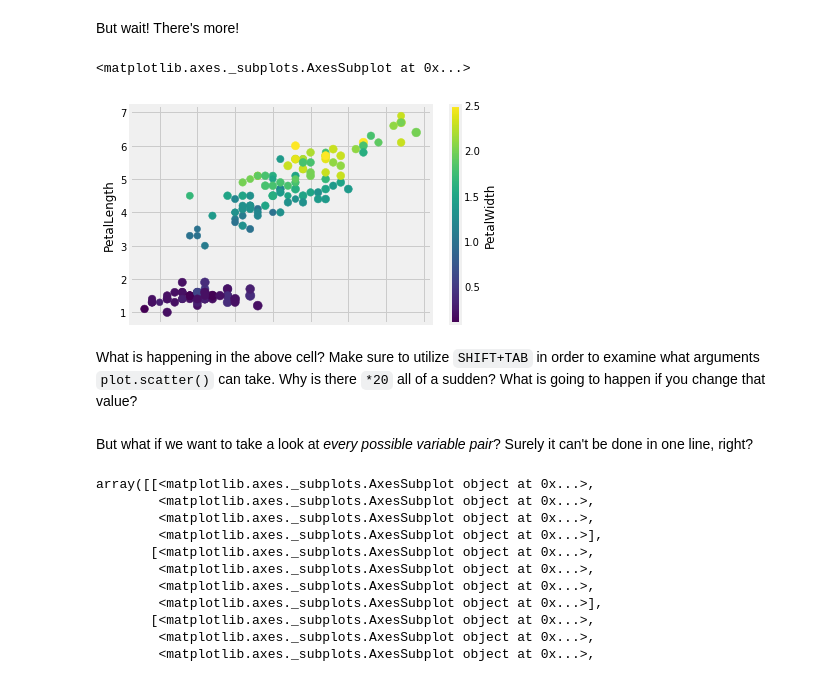
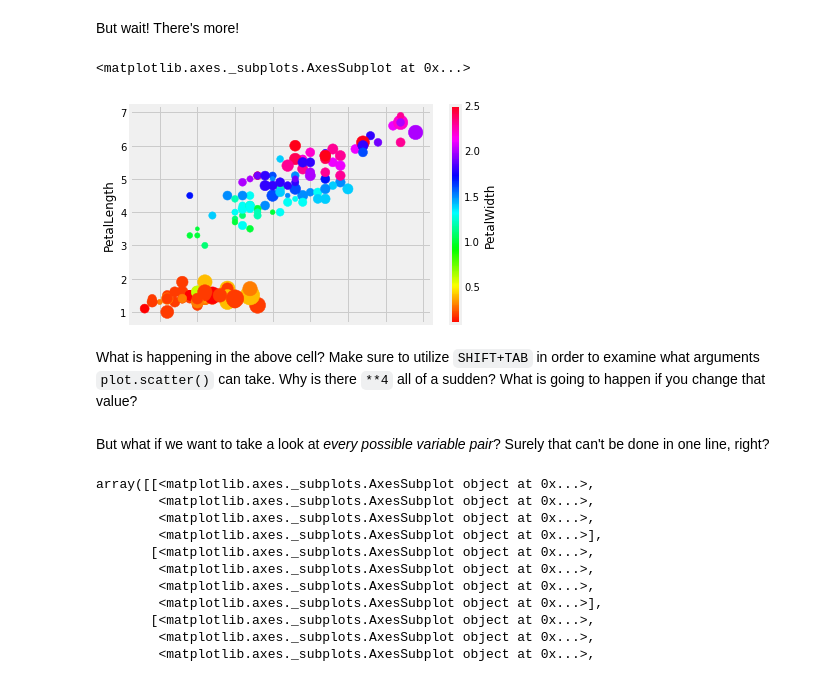
Before and after one commit to matthew-brett/dsfe, a Jupyter notebook: drafts/df_exercises.ipynb, the cells around one changed output. Cells and saved outputs as stored; diff of their text form; code cells hidden in the pictures.

```diff
--- a/drafts/df_exercises.ipynb
+++ b/drafts/df_exercises.ipynb
@@ -2,8 +2,11 @@
 # Data Frames
 We will start, as usual, by importing all the libraries we need.
 # %%
+import pandas as pd
 import numpy as np
 import matplotlib.pyplot as plt
 %matplotlib inline
-import pandas as pd
+
+# Fancy plots
+plt.style.use('fivethirtyeight')
 # %% [markdown]
@@ -11,4 +14,4 @@ Now we are going to need some data. Go ahead and download [iris.csv](https://mat
 # %%
-df = pd.read_csv('iris.csv')
+iris = pd.read_csv('iris.csv')
 # %% [markdown]
 At this moment we have no clue about what data are contained inside this dataframe. First thing we can do is simply print out the whole dataframe.
@@ -151,12 +181,12 @@ _(super-extra-cool points if you figure out how to colorise points by species na
 # %% [markdown]
 But wait! There's more!
 # %%
-df.plot.scatter(x='SepalLength', y='PetalLength', s=df.SepalWidth*20, c='PetalWidth', colormap='viridis')
+iris.plot.scatter('SepalLength', 'PetalLength', s=iris["SepalWidth"]**4, c='PetalWidth', colormap='hsv')
 # %% [output]
 <matplotlib.axes._subplots.AxesSubplot at 0x...>
-[figure, old version]
+[figure, new version]
 # %% [markdown]
-What is happening in the above cell? Make sure to utilize `SHIFT+TAB` in order to examine what arguments `plot.scatter()` can take. Why is there `*20` all of a sudden? What is going to happen if you change that value?
+What is happening in the above cell? Make sure to utilize `SHIFT+TAB` in order to examine what arguments `plot.scatter()` can take. Why is there `**4` all of a sudden? What is going to happen if you change that value?
 # %% [markdown]
-But what if we want to take a look at _every possible variable pair_? Surely it can't be done in one line, right?
+But what if we want to take a look at _every possible variable pair_? Surely that can't be done in one line, right?
 # %%
```
Also changed, not shown: parts of 24 cells of this notebook, 1 other file.
